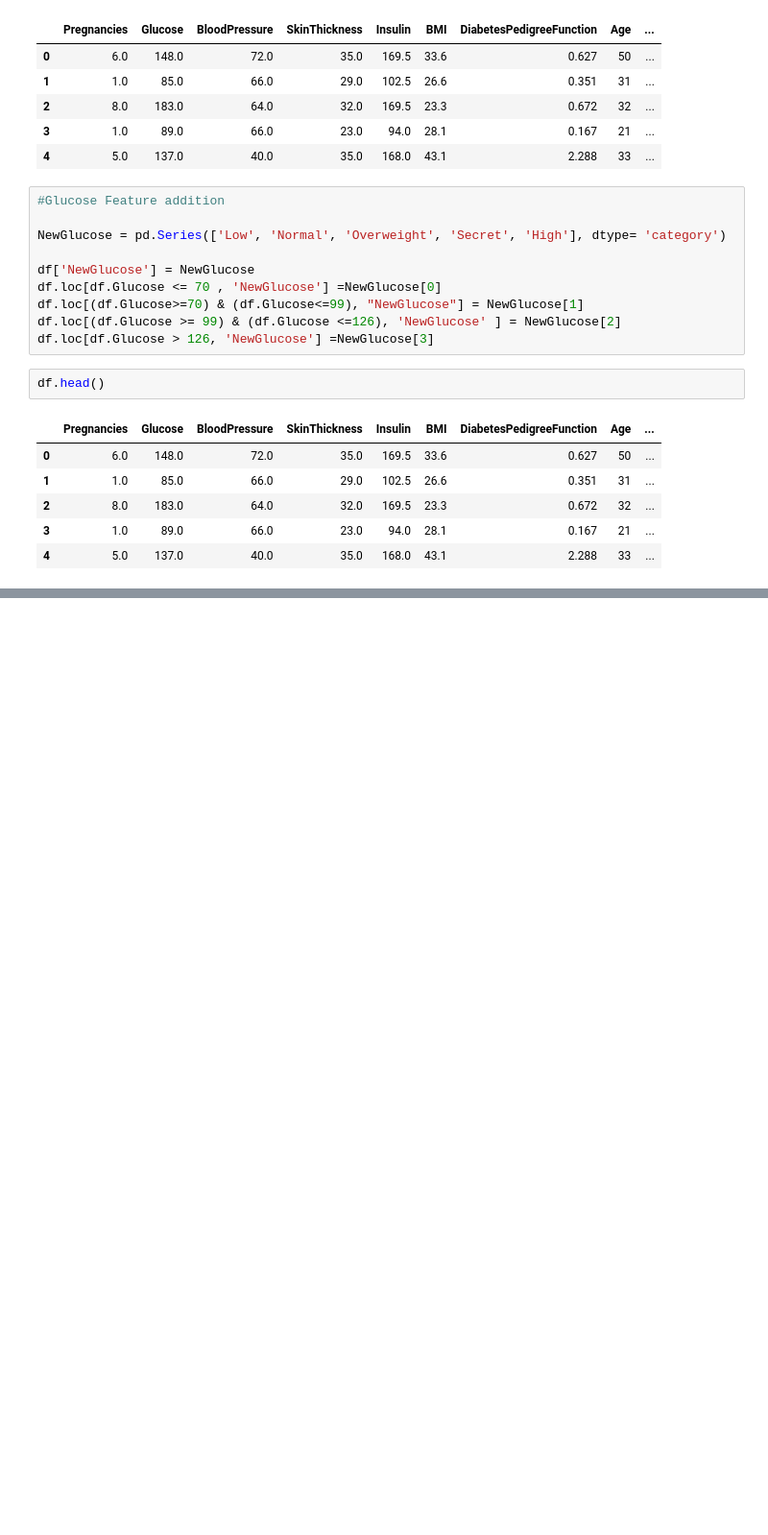
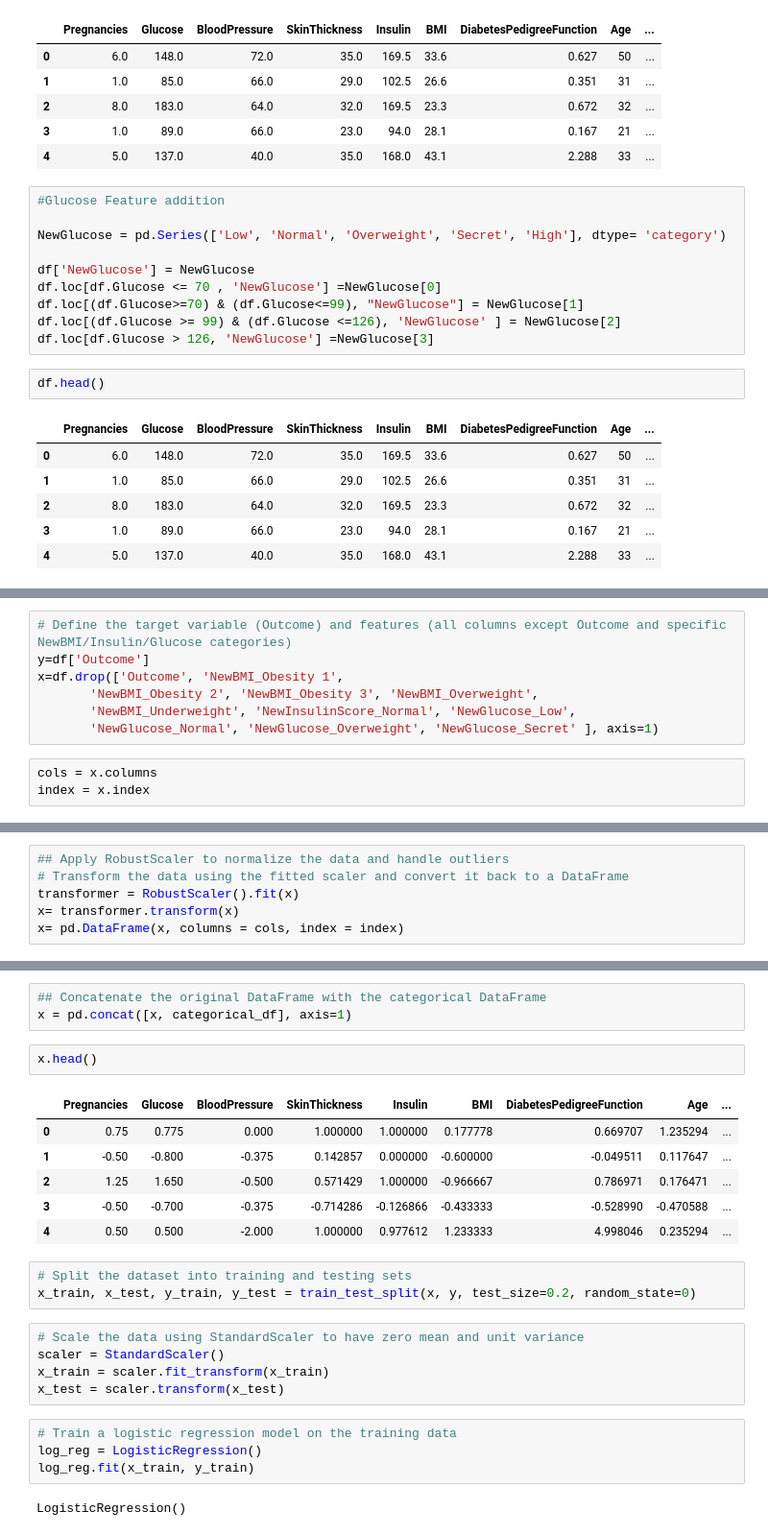
Before and after one commit to officialfareedahmad/Diabetes-Disease-Prediction-System, a Jupyter notebook: Diabetes Prediction System.ipynb, the cells around one changed output, grey strips where cells are left out. Shown at 96% size. Saved outputs shown, nothing was run; the diff lists cells and outputs as text; blank space fills up the shorter version.

```diff
--- a/Diabetes Prediction System.ipynb
+++ b/Diabetes Prediction System.ipynb
@@ -465,0 +501,10 @@ df.head()
+# %%
+# Define the target variable (Outcome) and features (all columns except Outcome and specific NewBMI/Insulin/Glucose categories)
+y=df['Outcome']
+x=df.drop(['Outcome', 'NewBMI_Obesity 1',
+       'NewBMI_Obesity 2', 'NewBMI_Obesity 3', 'NewBMI_Overweight',
+       'NewBMI_Underweight', 'NewInsulinScore_Normal', 'NewGlucose_Low',
+       'NewGlucose_Normal', 'NewGlucose_Overweight', 'NewGlucose_Secret' ], axis=1)
+# %%
+cols = x.columns
+index = x.index
@@ -465,0 +520,6 @@ df.head()
+# %%
+## Apply RobustScaler to normalize the data and handle outliers
+# Transform the data using the fitted scaler and convert it back to a DataFrame
+transformer = RobustScaler().fit(x)
+x= transformer.transform(x)
+x= pd.DataFrame(x, columns = cols, index = index)
@@ -465,0 +535,26 @@ df.head()
+# %%
+## Concatenate the original DataFrame with the categorical DataFrame
+x = pd.concat([x, categorical_df], axis=1)
+# %%
+x.head()
+# %% [output]
+|  | Pregnancies | Glucose | BloodPressure | SkinThickness | Insulin | BMI | DiabetesPedigreeFunction | Age | ... |
+| 0 | 0.75 | 0.775 | 0.000 | 1.000000 | 1.000000 | 0.177778 | 0.669707 | 1.235294 | ... |
+| 1 | -0.50 | -0.800 | -0.375 | 0.142857 | 0.000000 | -0.600000 | -0.049511 | 0.117647 | ... |
+| 2 | 1.25 | 1.650 | -0.500 | 0.571429 | 1.000000 | -0.966667 | 0.786971 | 0.176471 | ... |
+| 3 | -0.50 | -0.700 | -0.375 | -0.714286 | -0.126866 | -0.433333 | -0.528990 | -0.470588 | ... |
+| 4 | 0.50 | 0.500 | -2.000 | 1.000000 | 0.977612 | 1.233333 | 4.998046 | 0.235294 | ... |
+# %%
+# Split the dataset into training and testing sets
+x_train, x_test, y_train, y_test = train_test_split(x, y, test_size=0.2, random_state=0)
+# %%
+# Scale the data using StandardScaler to have zero mean and unit variance
+scaler = StandardScaler()
+x_train = scaler.fit_transform(x_train)
+x_test = scaler.transform(x_test)
+# %%
+# Train a logistic regression model on the training data
+log_reg = LogisticRegression()
+log_reg.fit(x_train, y_train)
+# %% [output]
+LogisticRegression()
```
Also changed, not shown: parts of 13 cells of this notebook.
